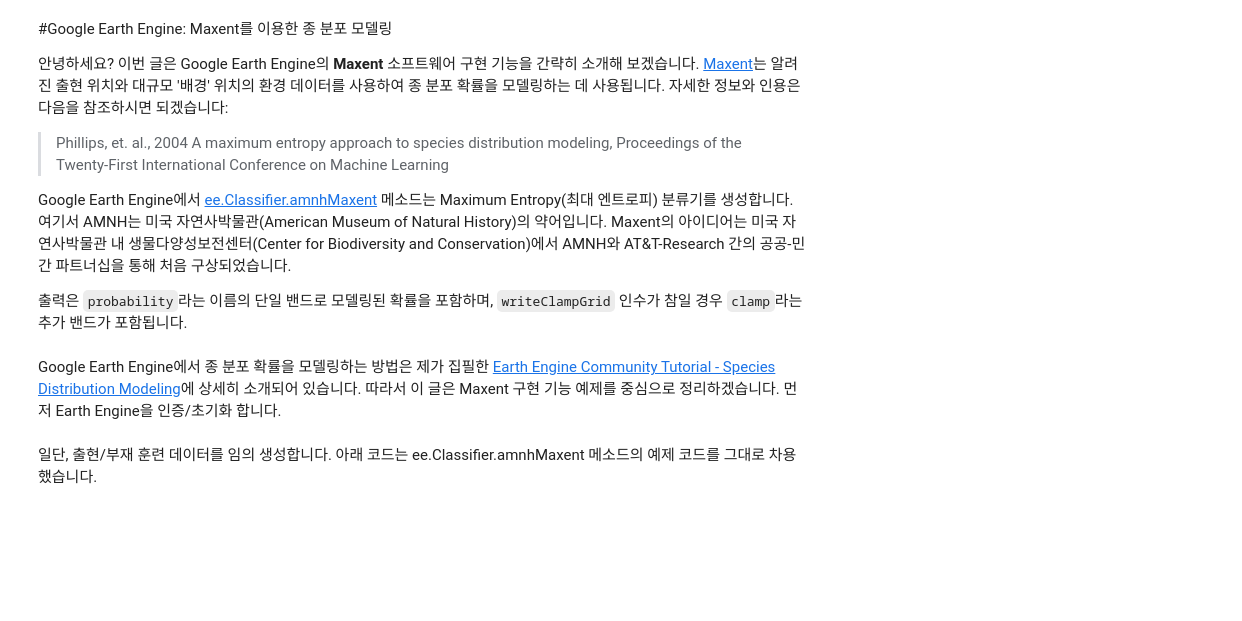
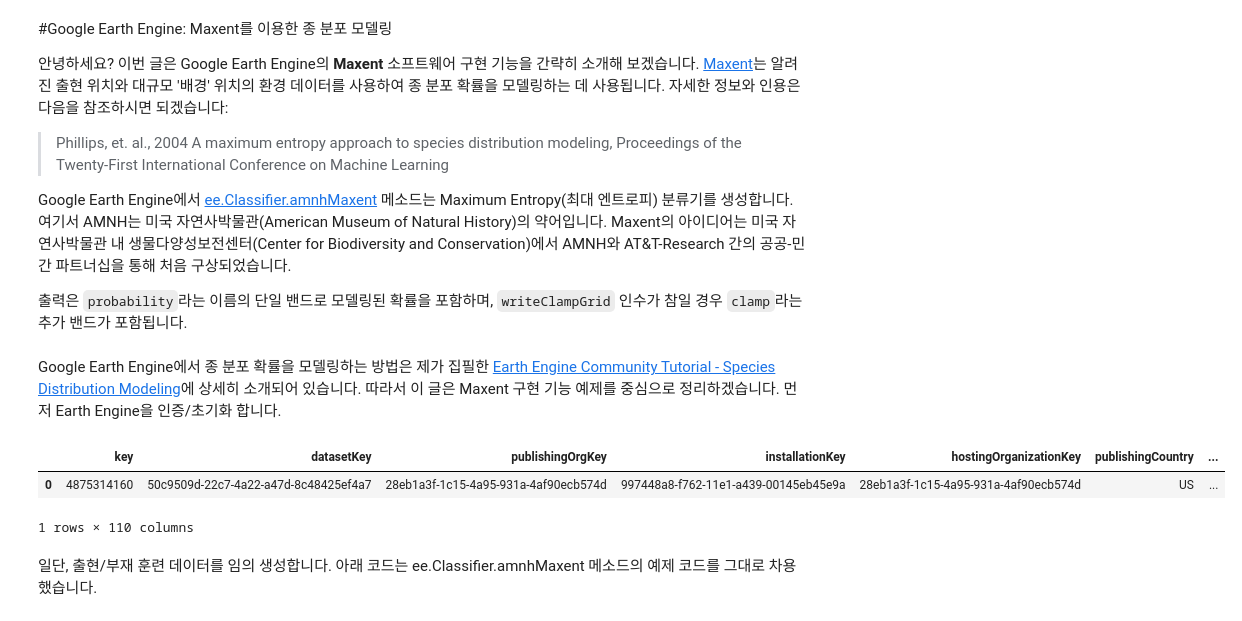
Before and after one commit to osgeokr/GEE-PAM-Book, a Jupyter notebook: Google_Earth_Engine_Maxent를_이용한_종_분포_모델링_Pitta_nympha.ipynb, the cells around one changed output. Saved outputs shown, nothing was run; the diff lists cells and outputs as text; code cells hidden in the pictures; blank space fills up the shorter version.

```diff
--- a/Google_Earth_Engine_Maxent를_이용한_종_분포_모델링_Pitta_nympha.ipynb
+++ b/Google_Earth_Engine_Maxent를_이용한_종_분포_모델링_Pitta_nympha.ipynb
@@ -21,6 +23,55 @@ ee.Authenticate()
 
 # Earth Engine 초기화
 ee.Initialize(project='ee-foss4g')
+# %%
+def get_gbif_species_data(species_name, country_code):
+    """
+    Retrieves observational data for a specific species using the GBIF API and returns it as a pandas DataFrame.
+
+    Parameters:
+    species_name (str): The scientific name of the species to query.
+    country_code (str): The country code of the where the observation data will be queried.
+
+    Returns:
+    pd.DataFrame: A pandas DataFrame containing the observational data.
+    """
+    base_url = "https://api.gbif.org/v1/occurrence/search"
+    params = {
+        "scientificName": species_name,
+        "country": country_code,
+        "hasCoordinate": "true",
+        "basisOfRecord": "HUMAN_OBSERVATION",
+        "limit": 10000,
+    }
+
+    try:
+        response = requests.get(base_url, params=params)
+        response.raise_for_status()  # Raises an exception for a response error.
+        data = response.json()
+        occurrences = data.get("results", [])
+
+        if occurrences:  # If data is present
+            df = pd.json_normalize(occurrences)
+            return df
+        else:
+            print("No data found for the given species and country code.")
+            return pd.DataFrame()  # Returns an empty DataFrame
+    except requests.RequestException as e:
+        print(f"Request failed: {e}")
+        return pd.DataFrame()  # Returns an empty DataFrame in case of an exception
+# %%
+# Retrieve Fairy Pitta data
+df = get_gbif_species_data("Pitta nympha", "KR")
+
+# Save DataFrame to CSV and read back in.
+df.to_csv("pitta_nympha_data.csv", index=False)
+df = pd.read_csv("pitta_nympha_data.csv")
+
+df.head(1)  # Display the first row of the DataFrame
+# %% [output]
+|  | key | datasetKey | publishingOrgKey | installationKey | hostingOrganizationKey | publishingCountry | ... |
+| 0 | 4875314160 | 50c9509d-22c7-4a22-a47d-8c48425ef4a7 | 28eb1a3f-1c15-4a95-931a-4af90ecb574d | 997448a8-f762-11e1-a439-00145eb45e9a | 28eb1a3f-1c15-4a95-931a-4af90ecb574d | US | ... |
+1 rows × 110 columns
 # %% [markdown]
 일단, 출현/부재 훈련 데이터를 임의 생성합니다. 아래 코드는 ee.Classifier.amnhMaxent 메소드의 예제 코드를 그대로 차용했습니다.
 # %%
```
Also changed, not shown: parts of 2 cells of this notebook.
